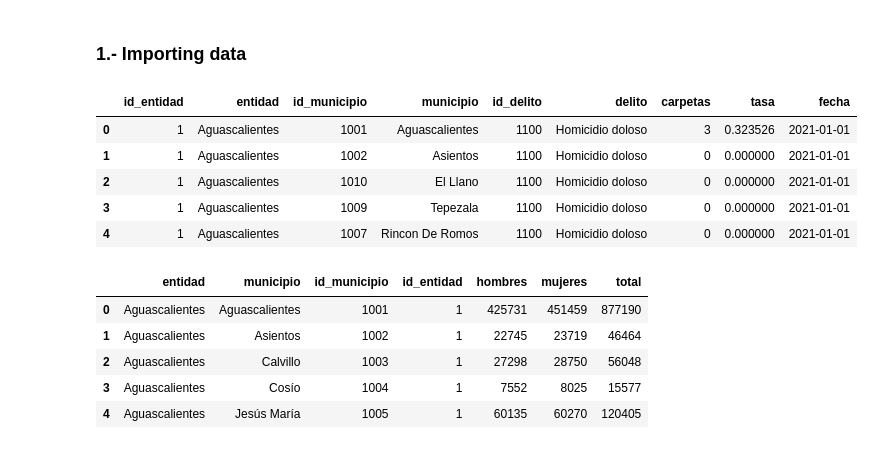
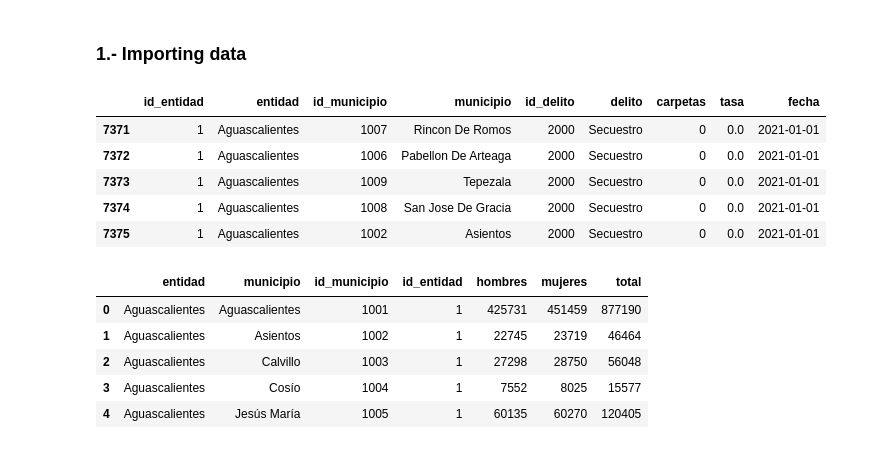
Before and after one commit to kevinmiguel97/Criminality-Analysis-Mexico, a Jupyter notebook: Crime_analysis.ipynb, the cells around one changed output. Saved outputs shown, nothing was run; the diff lists cells and outputs as text; code cells hidden in the pictures.

```diff
--- a/Crime_analysis.ipynb
+++ b/Crime_analysis.ipynb
@@ -13,47 +13,55 @@ import regex as re
 %matplotlib inline
 # %%
 # Select if you want to limit the type of crimes
-limit_crimes = False
+limit_crimes = True
 # Select if you want to generate the maps for states
 generate_maps = False
+# export_databases
+export_data = False
 # %% [markdown]
 ### 1.- Importing data
 # %%
 # Database with crimes information
 df = pd.read_csv('data/delitos-datos-abiertos.csv')
 # Database with population information
 pop = pd.read_csv('data/poblaciones_2015.csv', skiprows=4, encoding='latin-1', skipfooter=6, engine='python')
 # Database with cp information
 cp = pd.read_excel('data/codigos-postales-mexico.xlsx')
 
 # Formatting column names
 df.columns = [x.lower().strip() for x in df.columns]
 pop.columns = [x.lower().strip() for x in pop.columns]
 cp.columns = [x.lower().strip() for x in cp.columns]
 
 # Formatting date columns
 df['fecha'] = pd.to_datetime(df['fecha'], infer_datetime_format=True)
 
 # Renaming columns
 df.rename(columns={'inegi_entidad': 'id_entidad',
                     'inegi_municipio': 'id_municipio'}, inplace=True)
 
 pop.drop(columns='id_municipio', inplace=True)
 
 pop.rename(columns={'estado': 'entidad',
                     'cve_inegi': 'id_municipio',
                     'id_estado': 'id_entidad'}, inplace=True)
 
 cp.rename(columns={'estado': 'entidad'}, inplace=True)
 
+# limit to only specific crimes
+if limit_crimes == True:
+    df = df[(df['delito'] == 'Extorsión') |
+                     (df['delito'] == 'Robo a negocio') |
+                     (df['delito'] == 'Secuestro')]
+
 df.head()
 # %% [output]
 |  | id_entidad | entidad | id_municipio | municipio | id_delito | delito | carpetas | tasa | fecha |
-| 0 | 1 | Aguascalientes | 1001 | Aguascalientes | 1100 | Homicidio doloso | 3 | 0.323526 | 2021-01-01 |
-| 1 | 1 | Aguascalientes | 1002 | Asientos | 1100 | Homicidio doloso | 0 | 0.000000 | 2021-01-01 |
-| 2 | 1 | Aguascalientes | 1010 | El Llano | 1100 | Homicidio doloso | 0 | 0.000000 | 2021-01-01 |
-| 3 | 1 | Aguascalientes | 1009 | Tepezala | 1100 | Homicidio doloso | 0 | 0.000000 | 2021-01-01 |
-| 4 | 1 | Aguascalientes | 1007 | Rincon De Romos | 1100 | Homicidio doloso | 0 | 0.000000 | 2021-01-01 |
+| 7371 | 1 | Aguascalientes | 1007 | Rincon De Romos | 2000 | Secuestro | 0 | 0.0 | 2021-01-01 |
+| 7372 | 1 | Aguascalientes | 1006 | Pabellon De Arteaga | 2000 | Secuestro | 0 | 0.0 | 2021-01-01 |
+| 7373 | 1 | Aguascalientes | 1009 | Tepezala | 2000 | Secuestro | 0 | 0.0 | 2021-01-01 |
+| 7374 | 1 | Aguascalientes | 1008 | San Jose De Gracia | 2000 | Secuestro | 0 | 0.0 | 2021-01-01 |
+| 7375 | 1 | Aguascalientes | 1002 | Asientos | 2000 | Secuestro | 0 | 0.0 | 2021-01-01 |
 # %%
 pop.head()
 # %% [output]
```
Also changed, not shown: parts of 20 cells of this notebook, 9 other files.
